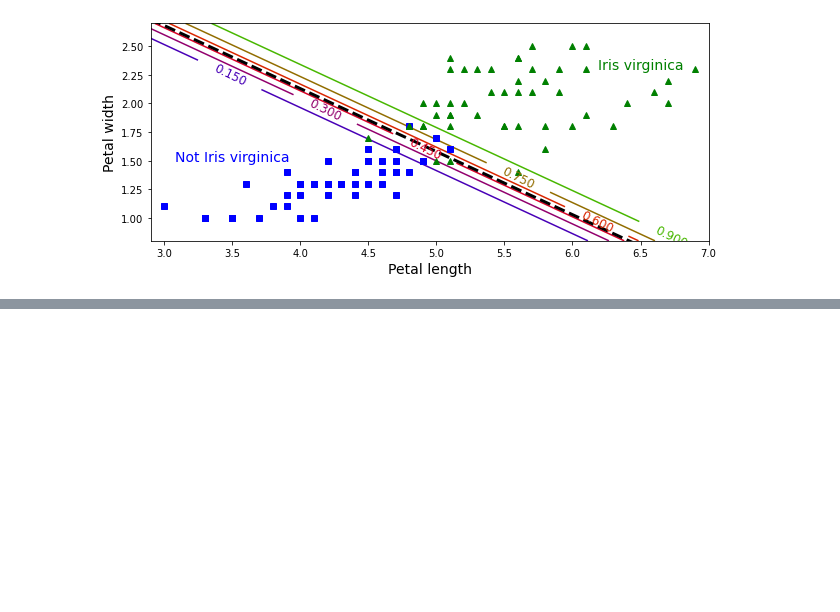
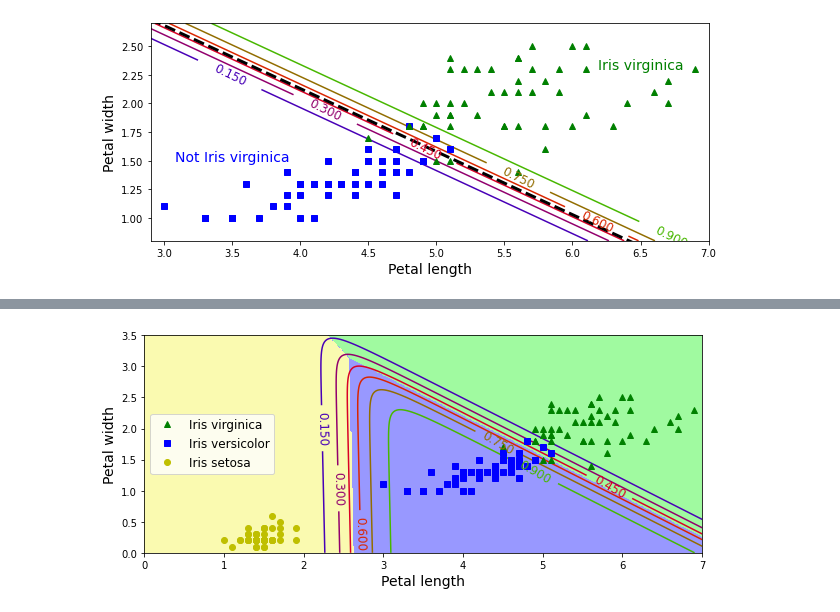
Before and after one commit to larswe/ml-shenanigans, a Jupyter notebook: Training.ipynb, the cells around one changed output, grey strips where cells are left out. Saved outputs shown, nothing was run; the diff lists cells and outputs as text; code cells hidden in the pictures; blank space fills up the shorter version.

Commit message:
Studied and Used Softmax Regression on the Iris dataset

```diff
--- a/Training.ipynb
+++ b/Training.ipynb
@@ -846,0 +874,50 @@ Note: The hyperparameter controlling the regularization strength is not $\alpha$
+# %%
+# Let's use Softmax Regression to classify the iris flowers into all three classes
+
+X = iris["data"][:, (2, 3)] # petal length, petal width
+y = iris["target"]
+
+softmax_reg = LogisticRegression(multi_class="multinomial", solver="lbfgs", C=10)
+softmax_reg.fit(X, y)
+
+# We set up our coordinate system
+x0, x1 = np.meshgrid(
+        np.linspace(0, 8, 500).reshape(-1, 1),
+        np.linspace(0, 3.5, 200).reshape(-1, 1)
+    )
+X_new = np.c_[x0.ravel(), x1.ravel()]
+
+# For each coordinate, we make a prediction
+y_predict = softmax_reg.predict(X_new)
+new_predicts = y_predict.reshape(x0.shape)
+
+# For each coordinate, we compute the probability that the according flower belongs to the Iris class
+y_proba = softmax_reg.predict_proba(X_new)
+iris_probas = y_proba[:, 1].reshape(x0.shape)
+
+# We plot all petal length/width pairs in our dataset, together with their according class
+plt.figure(figsize=(10, 4))
+plt.plot(X[y==2, 0], X[y==2, 1], "g^", label="Iris virginica")
+plt.plot(X[y==1, 0], X[y==1, 1], "bs", label="Iris versicolor")
+plt.plot(X[y==0, 0], X[y==0, 1], "yo", label="Iris setosa")
+
+# We create a colour map, to distinguish the areas belonging to the 3 classes
+from matplotlib.colors import ListedColormap
+pastel_yellow = "#fafab0"
+pastel_blue = "#9898ff"
+pastel_green = "#a0faa0"
+custom_cmap = ListedColormap([pastel_yellow, pastel_blue, pastel_green])
+plt.contourf(x0, x1, new_predicts, cmap=custom_cmap)
+
+# We plot a labeled contour for the probability of a new datapoint belonging to the Iris class
+contour = plt.contour(x0, x1, iris_probas, cmap=plt.cm.brg)
+plt.clabel(contour, inline=1, fontsize=12)
+
+plt.xlabel("Petal length", fontsize=14)
+plt.ylabel("Petal width", fontsize=14)
+plt.legend(loc="center left", fontsize=12)
+plt.axis([0, 7, 0, 3.5])
+
+plt.show()
+# %% [output]
+[figure, added]
```
Also changed, not shown: parts of 30 cells of this notebook, 1 other file.
